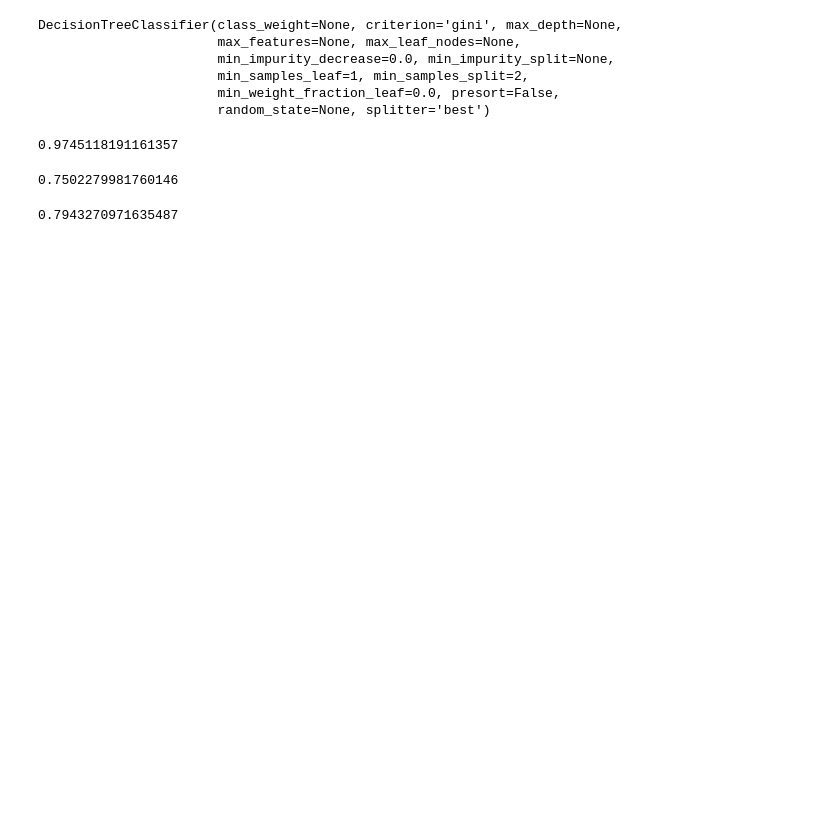
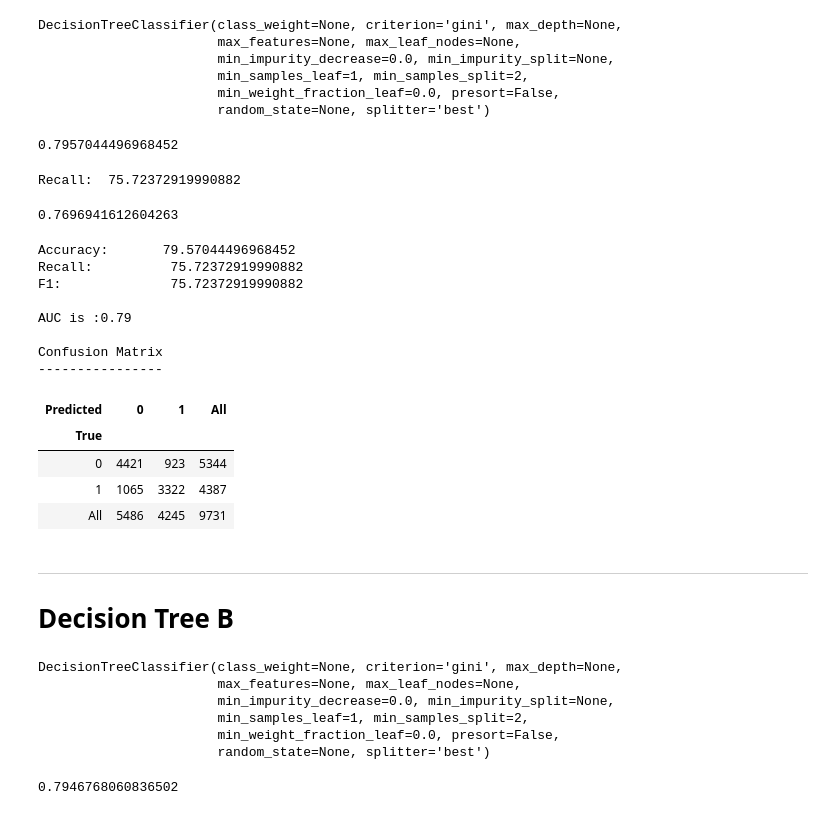
Before and after one commit to rashidbaset/Module3_Project, a Jupyter notebook: Notebooks/model_decision_tree.ipynb, the cells around one changed output. Drawn from its saved outputs; the diff is of its cells as text; code cells hidden in the pictures; blank space fills up the shorter version.

```diff
--- a/Notebooks/model_decision_tree.ipynb
+++ b/Notebooks/model_decision_tree.ipynb
@@ -17,14 +38,54 @@ DecisionTreeClassifier(class_weight=None, criterion='gini', max_depth=None,
                        min_weight_fraction_leaf=0.0, presort=False,
                        random_state=None, splitter='best')
 # %%
-clf.score(X_train_ohe, y_train)
+clf.score(X_test_ohe, y_test)
 # %% [output]
-0.9745118191161357
+0.7957044496968452
-# %%
-recall_score(y_train, y_pred)
-# %% [output]
-0.7502279981760146
+# %%
+y_pred = clf.predict(X_test_ohe)
+# %%
+rec = recall_score(y_test, y_pred)*100
+print('Recall: ',rec)
+# %% [output]
+Recall:  75.72372919990882
 # %%
-f1_score(y_train, y_pred)
+f1_score(y_test, y_pred)
 # %% [output]
-0.7943270971635487
+0.7696941612604263
+# %%
+acc = accuracy_score(y_test,y_pred) * 100
+print('Accuracy: \t{0}'.format(acc))
+
+rec = recall_score(y_test, y_pred)*100
+print('Recall:\t\t',rec)
+
+f1_score(y_test, y_pred)
+print('F1:\t\t',rec)
+
+
+# Check the AUC for predictions
+false_positive_rate, true_positive_rate, thresholds = roc_curve(y_test, y_pred)
+roc_auc = auc(false_positive_rate, true_positive_rate)
+print('\nAUC is :{0}'.format(round(roc_auc, 2)))
+
+# Create and print a confusion matrix
+print('\nConfusion Matrix')
+print('----------------')
+pd.crosstab(y_test, y_pred, rownames=['True'], colnames=['Predicted'], margins=True)
+# %% [output]
+Accuracy:       79.57044496968452
+Recall:          75.72372919990882
+F1:              75.72372919990882
+
+AUC is :0.79
+
+Confusion Matrix
+----------------
+| Predicted | 0 | 1 | All |
+| True |  |  |  |
+| 0 | 4421 | 923 | 5344 |
+| 1 | 1065 | 3322 | 4387 |
+| All | 5486 | 4245 | 9731 |
+# %% [markdown]
+---
+# Decision Tree B
@@ -30,0 +97,13 @@ f1_score(y_train, y_pred)
+# %%
+clfB.fit(X_train_ohe,y_train)
+# %% [output]
+DecisionTreeClassifier(class_weight=None, criterion='gini', max_depth=None,
+                       max_features=None, max_leaf_nodes=None,
+                       min_impurity_decrease=0.0, min_impurity_split=None,
+                       min_samples_leaf=1, min_samples_split=2,
+                       min_weight_fraction_leaf=0.0, presort=False,
+                       random_state=None, splitter='best')
+# %%
+clfB.score(X_test_ohe, y_test)
+# %% [output]
+0.7946768060836502
```
Also changed, not shown: parts of 15 cells of this notebook.
